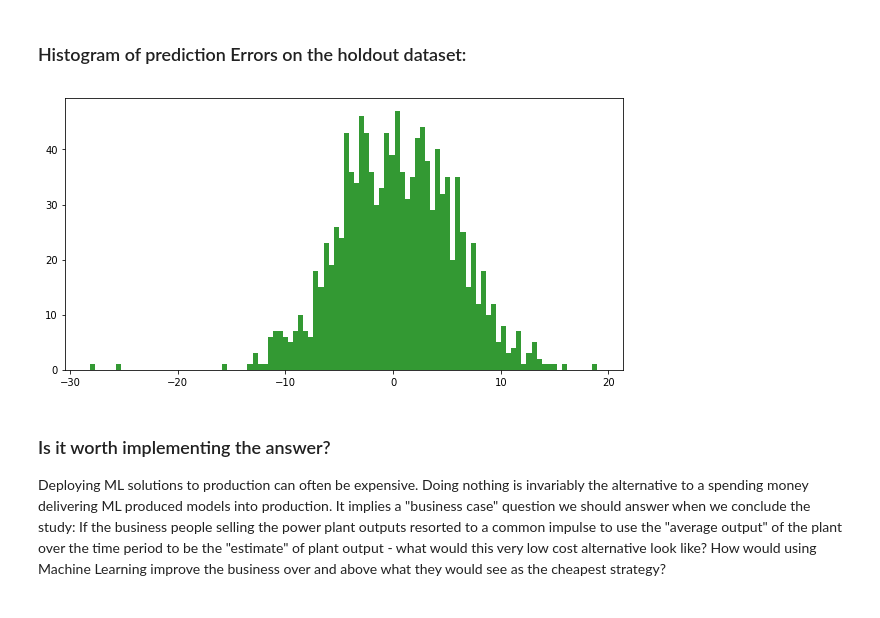
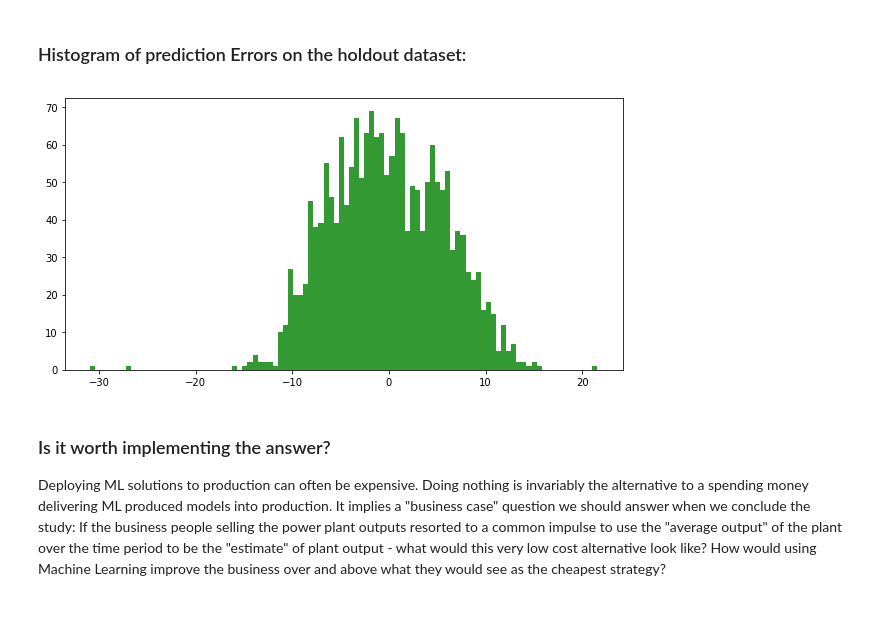
Before and after one commit to ShuhuaGao/geppy, a Jupyter notebook: examples/sr/GEP_RNC_for_ML_with_UCI_Power_Plant_dataset.ipynb, the cells around one changed output. Cells and saved outputs as stored; diff of their text form; code cells hidden in the pictures.

```diff
--- a/examples/sr/GEP_RNC_for_ML_with_UCI_Power_Plant_dataset.ipynb
+++ b/examples/sr/GEP_RNC_for_ML_with_UCI_Power_Plant_dataset.ipynb
@@ -483,16 +483,16 @@ pyplot.show()
 # %% [markdown]
 ### Histogram of prediction Errors on the holdout dataset:
 # %%
-plotlen=1200
 pyplot.rcParams['figure.figsize'] = [10, 5]
 hfig = pyplot.figure()
 ax = hfig.add_subplot(111)
 
 numBins = 100
-ax.hist(holdout.PE.head(plotlen)-predPE.head(plotlen),numBins,color='green',alpha=0.8)
+#ax.hist(holdout.PE.head(plotlen)-predPE.head(plotlen),numBins,color='green',alpha=0.8)
+ax.hist(holdout.PE-predPE,numBins,color='green',alpha=0.8)
 pyplot.show()
 # %% [output]
-[figure, old version]
+[figure, new version]
 # %% [markdown]
 ### Is it worth implementing the answer?
 Deploying ML solutions to production can often be expensive. Doing nothing is invariably the alternative to a spending money delivering ML produced models into production. It implies a "business case" question we should answer when we conclude the study:
```
Also changed, not shown: parts of 14 cells of this notebook.
